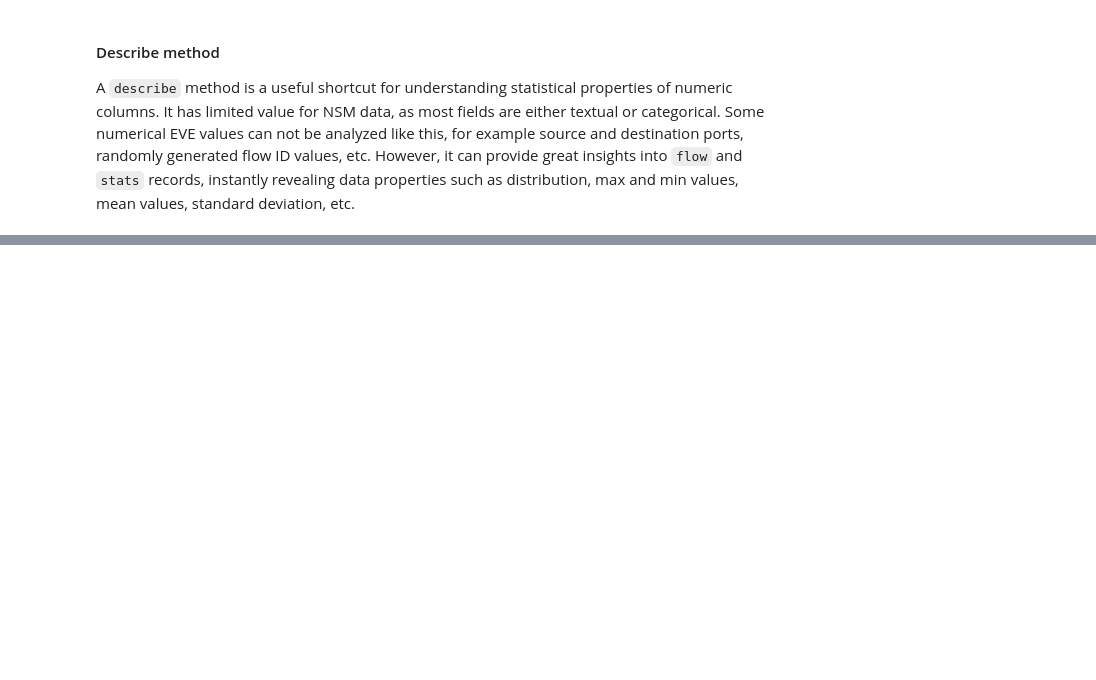
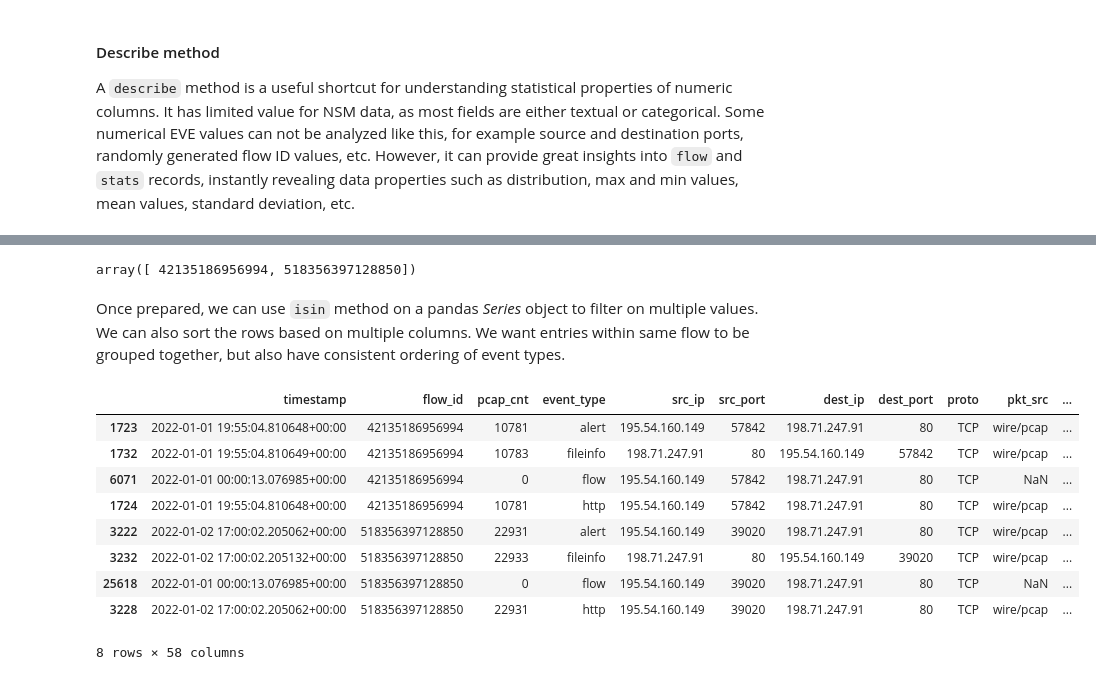
Before and after one commit to StamusNetworks/suricata-analytics, a Jupyter notebook: jupyter/Notebooks/JupyterPlaybooksForSuricata.ipynb, the cells around one changed output, grey strips where cells are left out. Saved outputs shown, nothing was run; the diff lists cells and outputs as text; code cells hidden in the pictures; blank space fills up the shorter version.

```diff
--- a/jupyter/Notebooks/JupyterPlaybooksForSuricata.ipynb
+++ b/jupyter/Notebooks/JupyterPlaybooksForSuricata.ipynb
@@ -471,0 +690,31 @@ DF.describe()
+# %%
+FLOW_ID = (
+    DF_ALERT
+    .loc[DF_ALERT["alert.signature"].str.contains("log4j", flags=re.IGNORECASE)]
+    .flow_id
+    .unique()
+)
+FLOW_ID
+# %% [output]
+array([ 42135186956994, 518356397128850])
+# %% [markdown]
+Once prepared, we can use `isin` method on a pandas *Series* object to filter on multiple values. We can also sort the rows based on multiple columns. We want entries within same flow to be grouped together, but also have consistent ordering of event types.
+# %%
+DF_LOG4J = (
+    DF
+    .loc[DF.flow_id.isin(FLOW_ID)]
+    .dropna(how="all", axis=1)
+    .sort_values(by=["flow_id", "event_type"])
+)
+DF_LOG4J
+# %% [output]
+|  | timestamp | flow_id | pcap_cnt | event_type | src_ip | src_port | dest_ip | dest_port | proto | pkt_src | ... |
+| 1723 | 2022-01-01 19:55:04.810648+00:00 | 42135186956994 | 10781 | alert | 195.54.160.149 | 57842 | 198.71.247.91 | 80 | TCP | wire/pcap | ... |
+| 1732 | 2022-01-01 19:55:04.810649+00:00 | 42135186956994 | 10783 | fileinfo | 198.71.247.91 | 80 | 195.54.160.149 | 57842 | TCP | wire/pcap | ... |
+| 6071 | 2022-01-01 00:00:13.076985+00:00 | 42135186956994 | 0 | flow | 195.54.160.149 | 57842 | 198.71.247.91 | 80 | TCP | NaN | ... |
+| 1724 | 2022-01-01 19:55:04.810648+00:00 | 42135186956994 | 10781 | http | 195.54.160.149 | 57842 | 198.71.247.91 | 80 | TCP | wire/pcap | ... |
+| 3222 | 2022-01-02 17:00:02.205062+00:00 | 518356397128850 | 22931 | alert | 195.54.160.149 | 39020 | 198.71.247.91 | 80 | TCP | wire/pcap | ... |
+| 3232 | 2022-01-02 17:00:02.205132+00:00 | 518356397128850 | 22933 | fileinfo | 198.71.247.91 | 80 | 195.54.160.149 | 39020 | TCP | wire/pcap | ... |
+| 25618 | 2022-01-01 00:00:13.076985+00:00 | 518356397128850 | 0 | flow | 195.54.160.149 | 39020 | 198.71.247.91 | 80 | TCP | NaN | ... |
+| 3228 | 2022-01-02 17:00:02.205062+00:00 | 518356397128850 | 22931 | http | 195.54.160.149 | 39020 | 198.71.247.91 | 80 | TCP | wire/pcap | ... |
+8 rows × 58 columns
```
Also changed, not shown: parts of 80 cells of this notebook.
